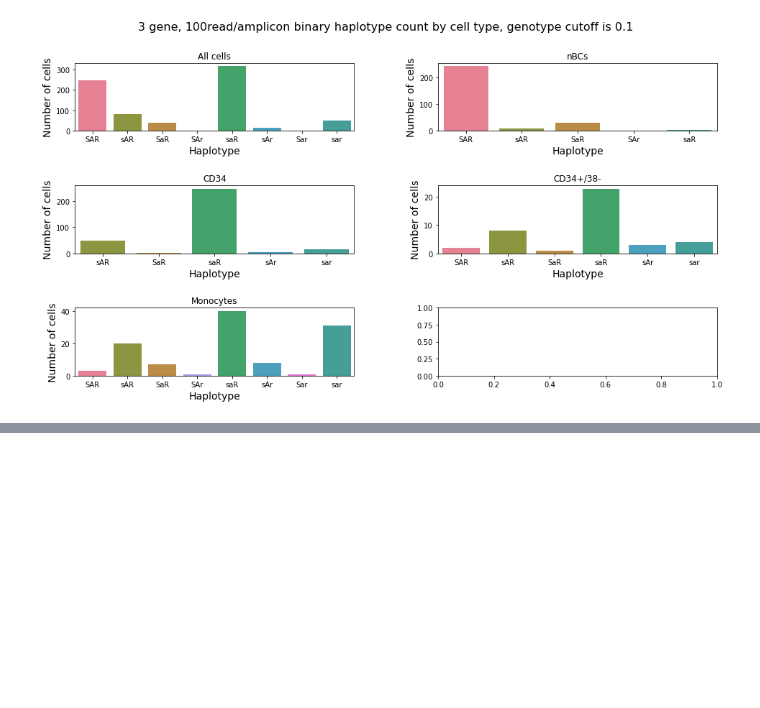
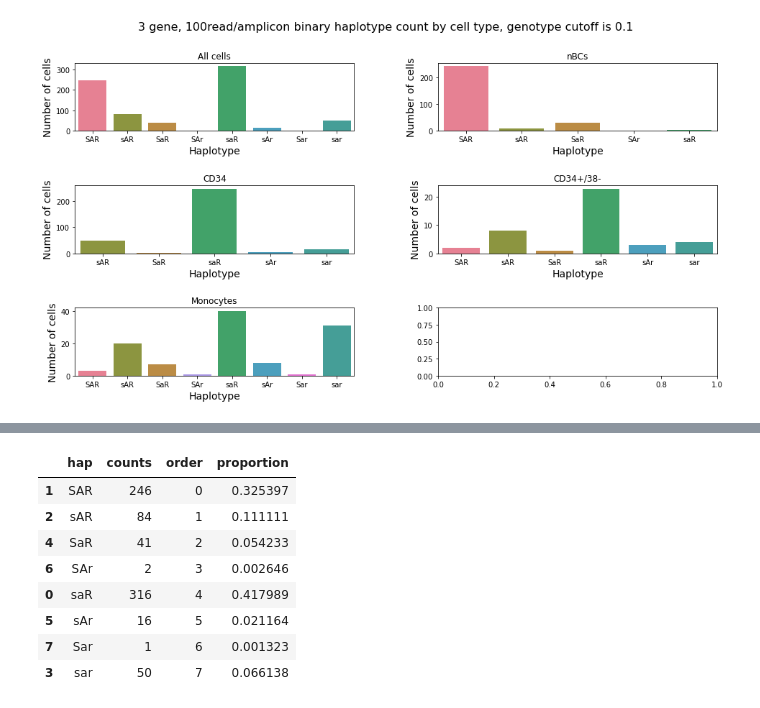
Before and after one commit to AnnatinaSchnegg/AS_amplicons, a Jupyter notebook: Code/Haplotype analysis for RN.ipynb, the cells around one changed output, grey strips where cells are left out. Saved outputs shown, nothing was run; the diff lists cells and outputs as text; code cells hidden in the pictures; blank space fills up the shorter version.

```diff
--- a/Code/Haplotype analysis for RN.ipynb
+++ b/Code/Haplotype analysis for RN.ipynb
@@ -601,0 +610,12 @@ a
+# %%
+c
+# %% [output]
+|  | hap | counts | order | proportion |
+| 1 | SAR | 246 | 0 | 0.325397 |
+| 2 | sAR | 84 | 1 | 0.111111 |
+| 4 | SaR | 41 | 2 | 0.054233 |
+| 6 | SAr | 2 | 3 | 0.002646 |
+| 0 | saR | 316 | 4 | 0.417989 |
+| 5 | sAr | 16 | 5 | 0.021164 |
+| 7 | Sar | 1 | 6 | 0.001323 |
+| 3 | sar | 50 | 7 | 0.066138 |
```
Also changed, not shown: parts of 2 cells of this notebook, 7 other files.
